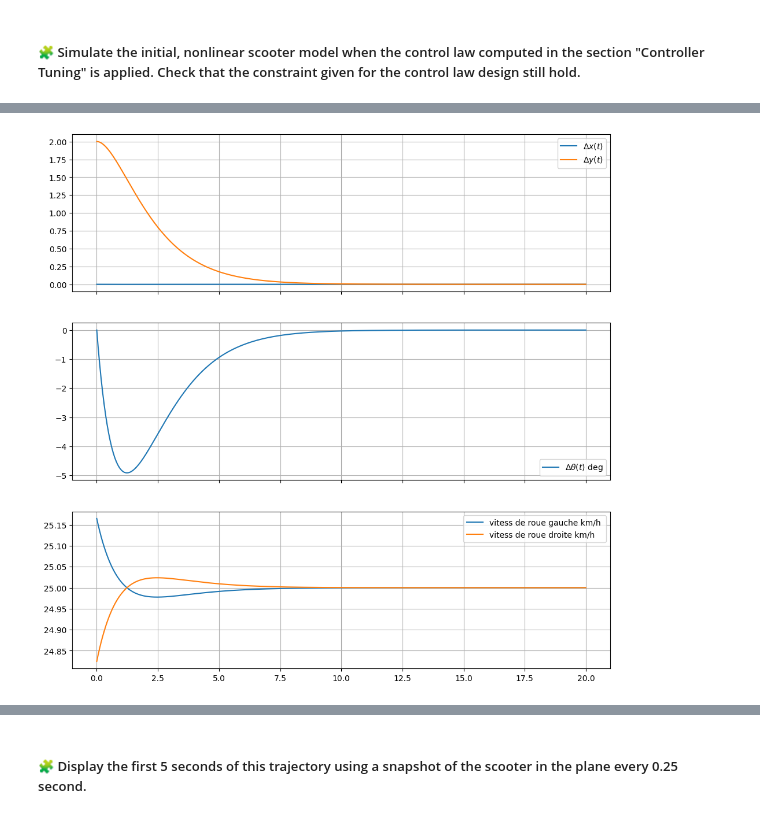
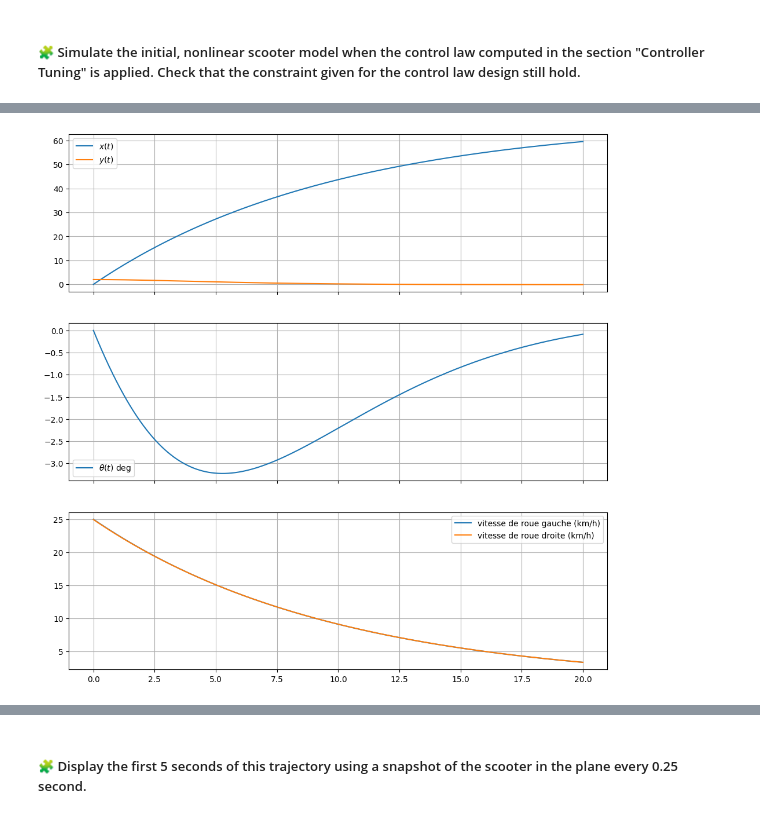
Before and after one commit to yooseeph/control-engineering-with-python-project-2023-2024, a Jupyter notebook: Project-part-3.ipynb, the cells around one changed output, grey strips where cells are left out. Cells and saved outputs as stored; diff of their text form; code cells hidden in the pictures.

```diff
--- a/Project-part-3.ipynb
+++ b/Project-part-3.ipynb
@@ -613,54 +613,74 @@ ax3.legend()
 # %% [markdown]
 ##### 🧩 Simulate the initial, nonlinear scooter model when the control law computed in the section "Controller Tuning" is applied. Check that the constraint given for the control law design still hold.
 # %%
+import numpy as np
+from numpy import cos, sin, pi, array, linspace
+from scipy.integrate import solve_ivp
+from scipy.signal import place_poles
+import matplotlib.pyplot as plt
+
+
+
+# Définition de la fonction de feedback omega
+def omega(t, xytheta, K, target_state):
+    deltaX = xytheta - target_state
+    dOmega = -K @ deltaX
+    omega_l = dOmega[0] + v / r
+    omega_r = dOmega[1] + v / r
+    return array([omega_l, omega_r])
+
+# Définition de la fonction dynamique fun
 def fun(t, xytheta):
-    x, y, theta = xytheta
-    omega_l, omega_r = omega(t, xytheta)
-    dx = r * 0.5 * (omega_l + omega_r) * cos(theta)
-    dy = r * 0.5 * (omega_l + omega_r) * sin(theta)
+    omega_l, omega_r = omega(t, xytheta, K, target_state)
+    dx = r * 0.5 * (omega_l + omega_r) * cos(xytheta[2])
+    dy = r * 0.5 * (omega_l + omega_r) * sin(xytheta[2])
     dtheta = r * (omega_r - omega_l) / l
     return array([dx, dy, dtheta])
 
+
+
+# Assurez-vous de définir les matrices A et B selon vos besoins
+
+A = np.array([[0, 0, -v*sin(0)], [0, 0, v*cos(0)], [0, 0, 0]])
+B = np.array([[cos(0)/2, cos(0)/2], [sin(0)/2, sin(0)/2], [-1/l, 1/l]])
+
 tf = 20
-poles = [-0.8,-0.81,-0.82]
-K = place_poles(A,B,poles).gain_matrix
-def deltaOmega(t,deltaX):
-        return -K @ deltaX
+poles = [-0.8, -0.81, -0.82]
+K = place_poles(A, B, poles).gain_matrix
+
+# Définir l'état cible
+target_state = array([0, 0, 0])
 
 results = solve_ivp(
-        fun=lin_fun,
-        t_span=[0, tf],
-        y0=[0, 2, 0],
-        dense_output=True,
-        rtol=1e-6,
-        atol=1e-6
-    )
+    fun=fun,
+    t_span=[0, tf],
+    y0=[0, 2, 0],
+    dense_output=True,
+    rtol=1e-6,
+    atol=1e-6
+)
 
-t = linspace(0.0,tf, 1000)
-dx, dy, dtheta = results["sol"](t)
-fig = figure(figsize=(12, 12))
-ax1, ax2 ,ax3 = fig.subplots(3, 1, sharex=True)
+t = linspace(0.0, tf, 1000)
+solution = results.sol(t)
+dx, dy, dtheta = solution
+
+fig = plt.figure(figsize=(12, 12))
+ax1, ax2, ax3 = fig.subplots(3, 1, sharex=True)
 ax1.grid(True)
-ax1.plot(t, dx, label="$\Delta x(t)$")
-ax1.plot(t, dy, label="$\Delta y(t)$")
+ax1.plot(t, dx, label="$x(t)$")
+ax1.plot(t, dy, label="$y(t)$")
 ax1.legend()
 ax2.grid(True)
-ax2.plot(t, dtheta*180/pi, label=r"$\Delta\theta(t)$ deg")
+ax2.plot(t, dtheta * 180 / pi, label=r"$\theta(t)$ deg")
 ax2.legend()
 ax3.grid(True)
 
+dOmega = np.array([omega(ti, solution[:, i], K, target_state) for i, ti in enumerate(t)])
+dOmega_l = dOmega[:, 0]
+dOmega_r = dOmega[:, 1]
 
-
-dX = results["sol"](t)
-dOmega = -K @ dX
-dOmega_l = dOmega[0,:]
-dOmega_r = dOmega[1,:]
-
-
-omega_l = dOmega_l + v/r
-omega_r = dOmega_r + v/r
-
-ax3.plot(t, omega_l * r * 3.6, label=r"vitess de roue gauche km/h ")
-ax3.plot(t, omega_r * r * 3.6, label=r"vitess de roue droite km/h ")
+ax3.plot(t, dOmega_l * r * 3.6, label=r"vitesse de roue gauche (km/h)")
+ax3.plot(t, dOmega_r * r * 3.6, label=r"vitesse de roue droite (km/h)")
 ax3.legend()
+plt.show()
 # %% [output]
@@ -668 +687 @@ ax3.legend()
-[figure, old version]
+[figure, new version]
```
Also changed, not shown: parts of 5 cells of this notebook.
